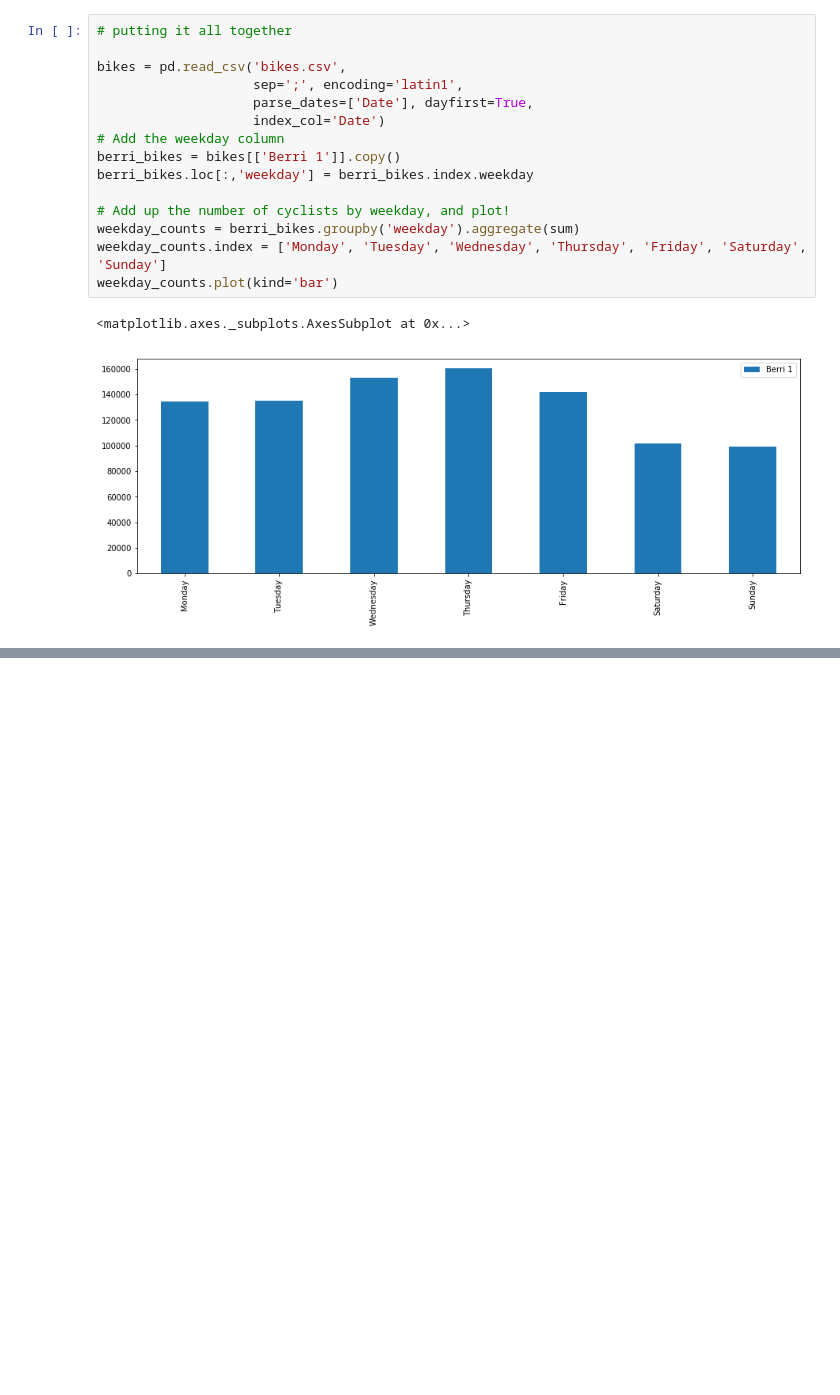
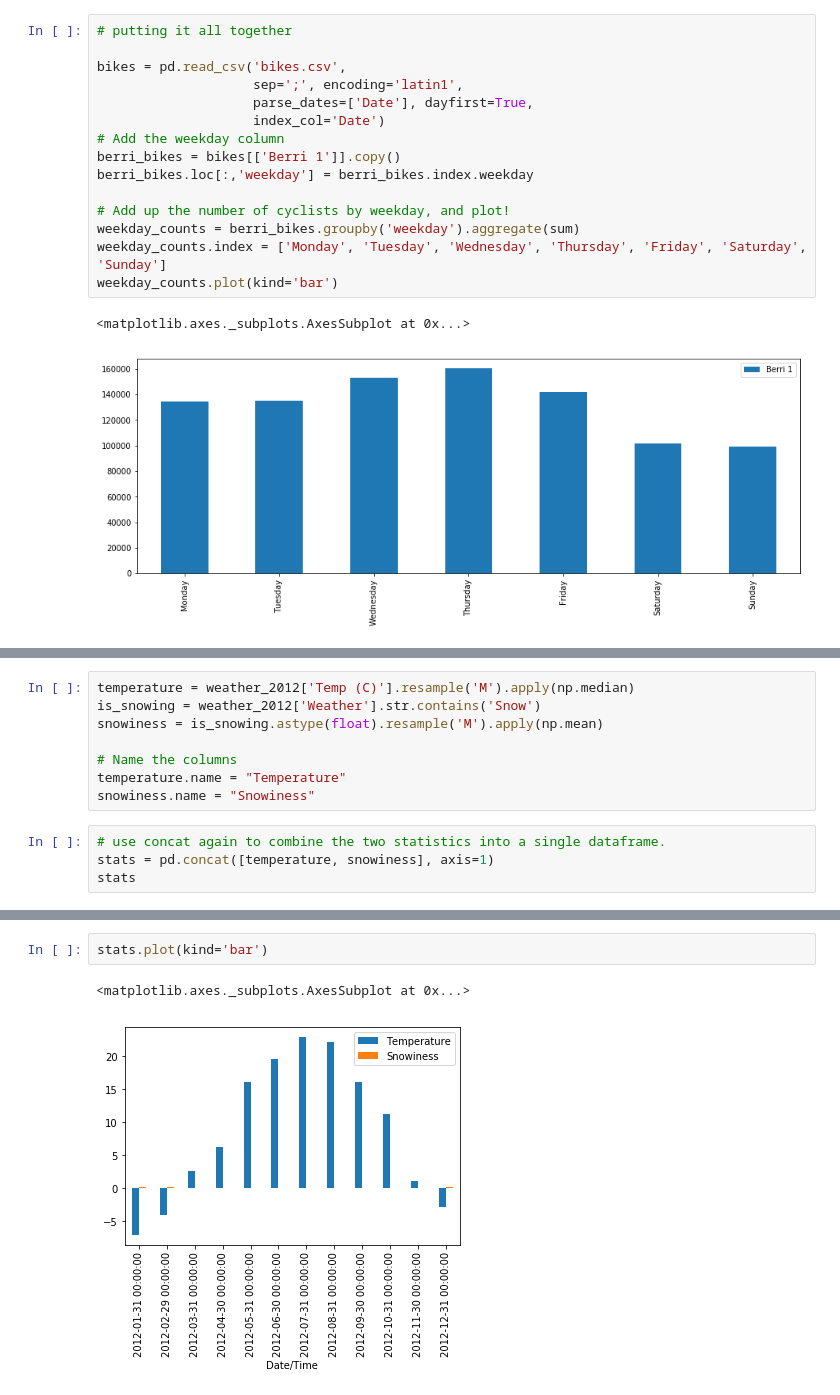
Before and after one commit to stenivan/pandas, a Jupyter notebook: Pandas Cookbook by Julia Evans.ipynb, the cells around one changed output, grey strips where cells are left out. Drawn from its saved outputs; the diff is of its cells as text; blank space fills up the shorter version.

```diff
--- a/Pandas Cookbook by Julia Evans.ipynb
+++ b/Pandas Cookbook by Julia Evans.ipynb
@@ -398,0 +470,12 @@ weekday_counts.plot(kind='bar')
+# %%
+temperature = weather_2012['Temp (C)'].resample('M').apply(np.median)
+is_snowing = weather_2012['Weather'].str.contains('Snow')
+snowiness = is_snowing.astype(float).resample('M').apply(np.mean)
+
+# Name the columns
+temperature.name = "Temperature"
+snowiness.name = "Snowiness"
+# %%
+# use concat again to combine the two statistics into a single dataframe.
+stats = pd.concat([temperature, snowiness], axis=1)
+stats
@@ -398,0 +497,5 @@ weekday_counts.plot(kind='bar')
+# %%
+stats.plot(kind='bar')
+# %% [output]
+<matplotlib.axes._subplots.AxesSubplot at 0x...>
+[figure, added]
```
Also changed, not shown: parts of 48 cells of this notebook.
